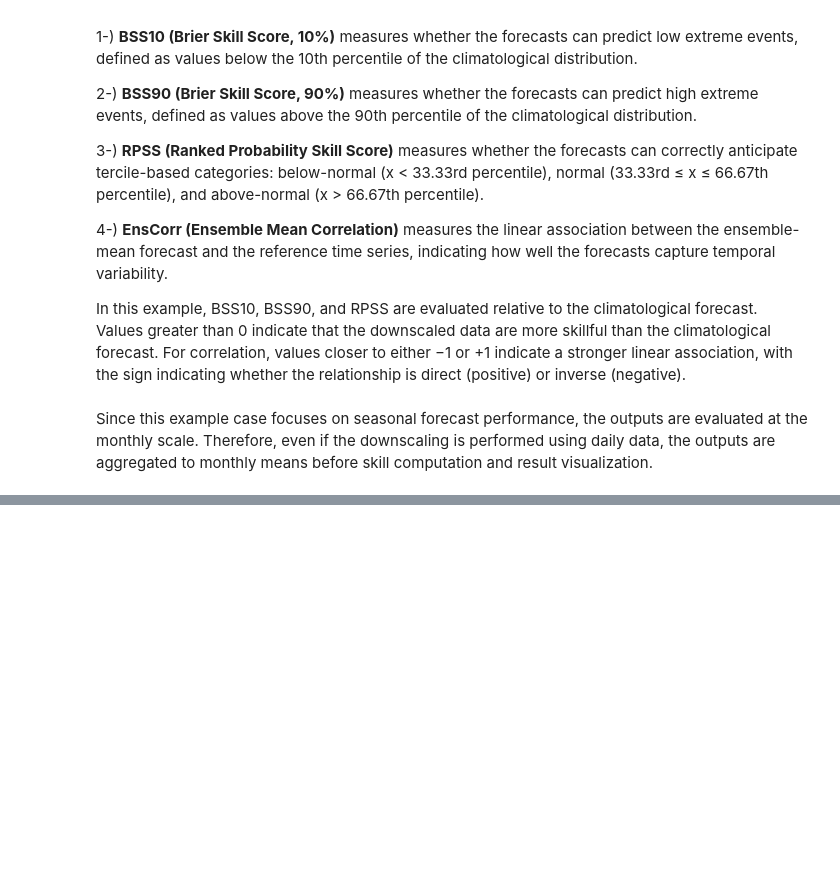
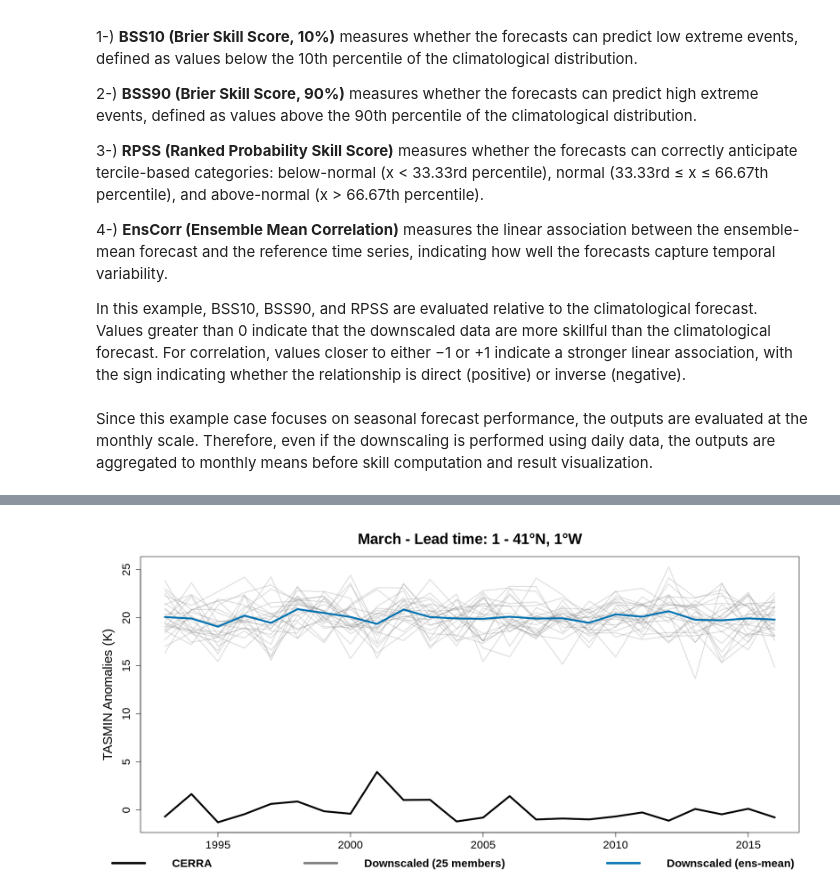
Before and after one commit to impetus4change/T31-ESD-hub, a Jupyter notebook: seasonal/Seasonal_ESD.ipynb, the cells around one changed output, grey strips where cells are left out. Cells and saved outputs as stored; diff of their text form; code cells hidden in the pictures; blank space fills up the shorter version.

```diff
--- a/seasonal/Seasonal_ESD.ipynb
+++ b/seasonal/Seasonal_ESD.ipynb
@@ -342,0 +323,42 @@ s2dv::PlotLayout(PlotEquiMap,
+# %%
+coord_point <- c(41, -1)  # lat lon
+study_period <- 1993:2016
+deg <- "\u00B0"
+lat_txt <- paste0(abs(coord_point[1]), deg, ifelse(coord_point[1] >= 0, "N", "S"))
+lon_txt <- paste0(abs(coord_point[2]), deg, ifelse(coord_point[2] >= 0, "E", "W"))
+lat <- as.numeric(downscaled_data$hcst$coords$lat)
+lon <- as.numeric(downscaled_data$hcst$coords$lon)
+i <- which.min(abs(lat - coord_point[1]))
+j <- which.min(abs(lon - coord_point[2]))
+obs_point <- ClimProjDiags::Subset(downscaled_data$obs$data, along = list("latitude", "longitude"),
+                                   indices = list(i, j))
+obs_point <- array(drop(obs_point), dim = c(syear = dim(obs_point)[["syear"]])) # dimension adjustment
+downscaled_point <- drop(ClimProjDiags::Subset(downscaled_data$hcst$data, along = list("latitude", "longitude"),
+                                               indices = list(i, j)))
+downscaled_point_ens_mean <- CSIndicators::PeriodMean(downscaled_point,
+                                                      time_dim = "ensemble", na.rm = TRUE)
+ylim <- c(min(obs_point, downscaled_point, downscaled_point_ens_mean), max(obs_point, downscaled_point, downscaled_point_ens_mean) )
+
+#plot
+options(repr.plot.width = 16, repr.plot.height = 8)
+op <- par(mar = c(5, 5, 4, 1), xpd = NA)
+plot(study_period , obs_point, type = "n", lwd = 3, ylim = ylim, xlab = "",
+     ylab = paste0(toupper(var), " Anomalies (", downscaled_data$hcst$attrs$Variable$metadata$tas$units, ")"), cex.lab = 1.75, cex.axis = 1.5, cex.main = 2,
+     main = paste0(month.name[target_month],  " - Lead time: ", lt, " - ", lat_txt, ", ", lon_txt))
+matlines(study_period , downscaled_point, lty = 1, lwd = 2, col = adjustcolor("#7A7A7A", 0.25))
+lines(study_period , downscaled_point_ens_mean, lwd = 4, col = "#0072B2")
+lines(study_period, obs_point, lwd = 4, col = "#000000")
+legend(x = par("usr")[1], y = par("usr")[3], xjust = 0.06, yjust = 1.4,
+       inset = c(0, -0.25), bty = "n", horiz = TRUE,
+       legend = c("CERRA", "Downscaled (25 members)", "Downscaled (ens-mean)"),
+       col    = c("#000000", adjustcolor("#7A7A7A", 1), "#0072B2"),
+       lwd    = c(5, 5, 5), lty = 1,
+       cex    = 1.5,
+       text.font = 2,
+       text.width = c(strwidth("CERRA", cex = 1.5),
+                      strwidth("Downscaled (25 members)", cex = 1.5) * 0.6,
+                      strwidth("Downscaled (ens-mean)", cex = 1.5)),
+       seg.len = 1.2)
+par(op)
+# %% [output]
+[figure, added]
```
Also changed, not shown: parts of 18 cells of this notebook.
